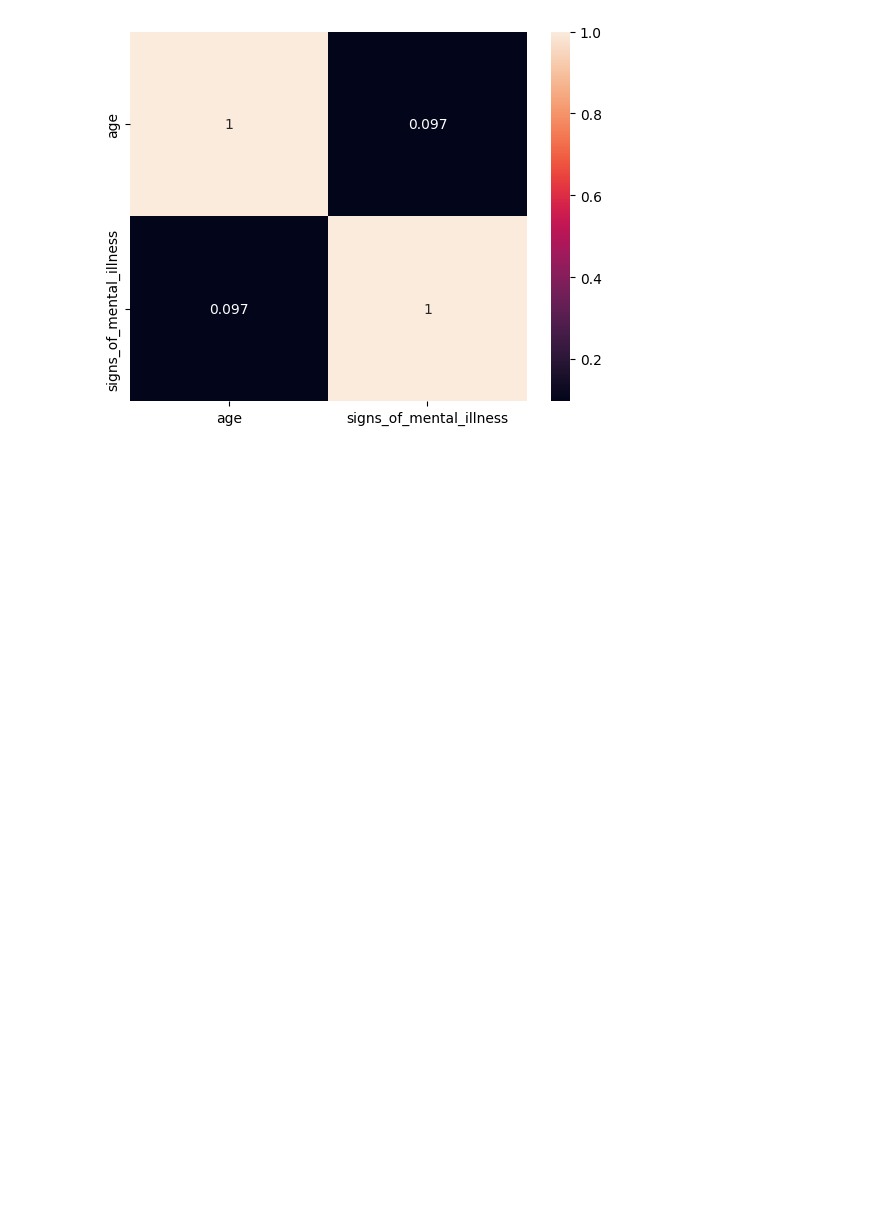
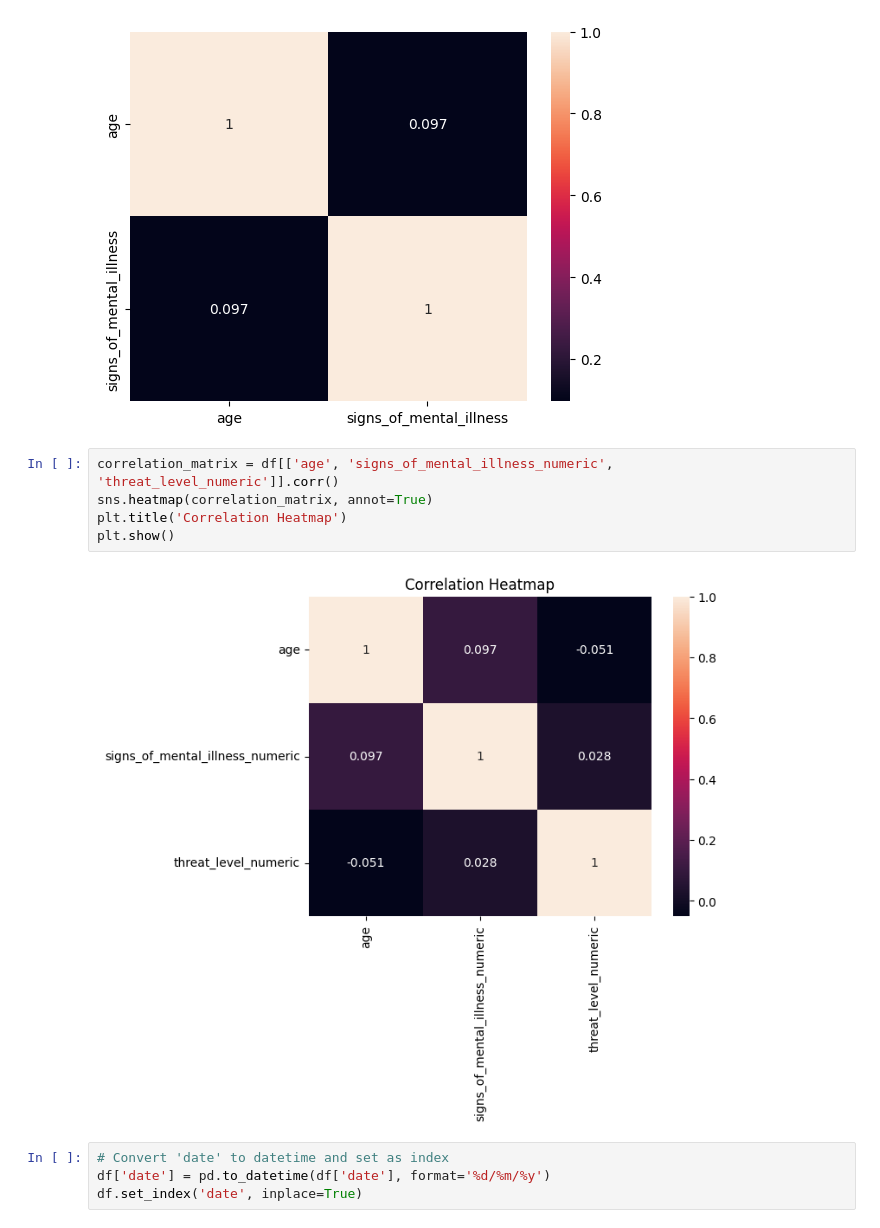
Before and after one commit to Vikaash7/21BDS0052-EDA, a Jupyter notebook: 21BDS0052.ipynb, the cells around one changed output. Saved outputs shown, nothing was run; the diff lists cells and outputs as text; blank space fills up the shorter version.

```diff
--- a/21BDS0052.ipynb
+++ b/21BDS0052.ipynb
@@ -201,3 +212,14 @@ sns.heatmap(correlation, annot=True, xticklabels=correlation.columns, yticklabel
 plt.show()
 # %% [output]
 [figure]
+# %%
+correlation_matrix = df[['age', 'signs_of_mental_illness_numeric', 'threat_level_numeric']].corr()
+sns.heatmap(correlation_matrix, annot=True)
+plt.title('Correlation Heatmap')
+plt.show()
+# %% [output]
+[figure, added]
+# %%
+# Convert 'date' to datetime and set as index
+df['date'] = pd.to_datetime(df['date'], format='%d/%m/%y')
+df.set_index('date', inplace=True)
```
Also changed, not shown: parts of 4 cells of this notebook.
